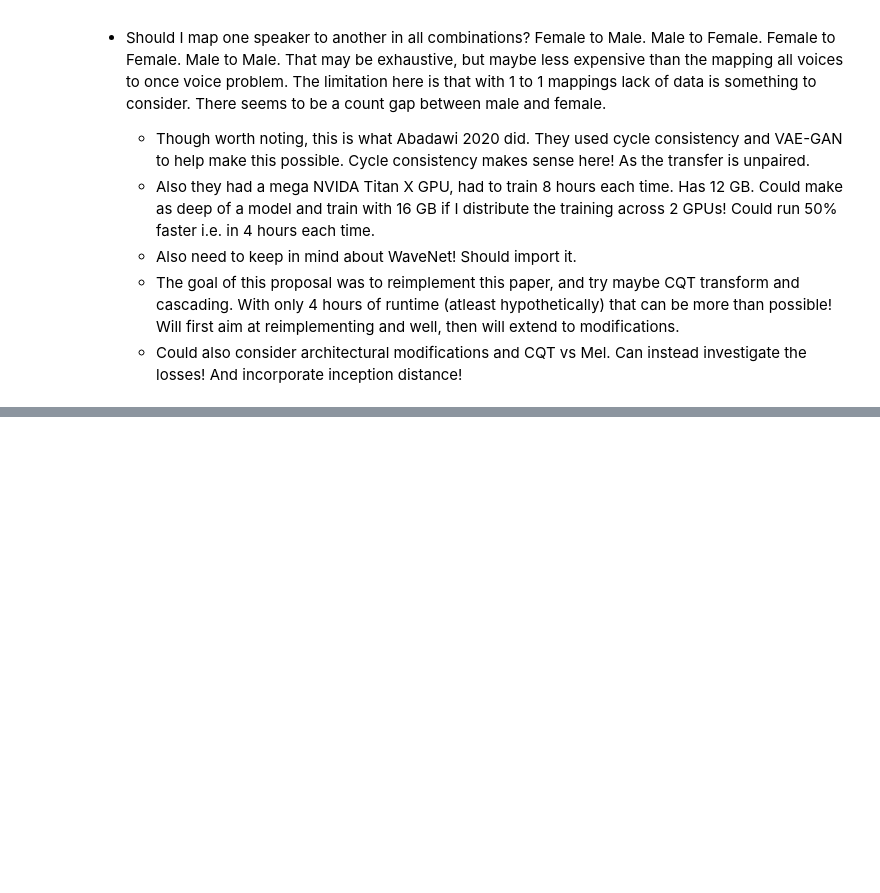
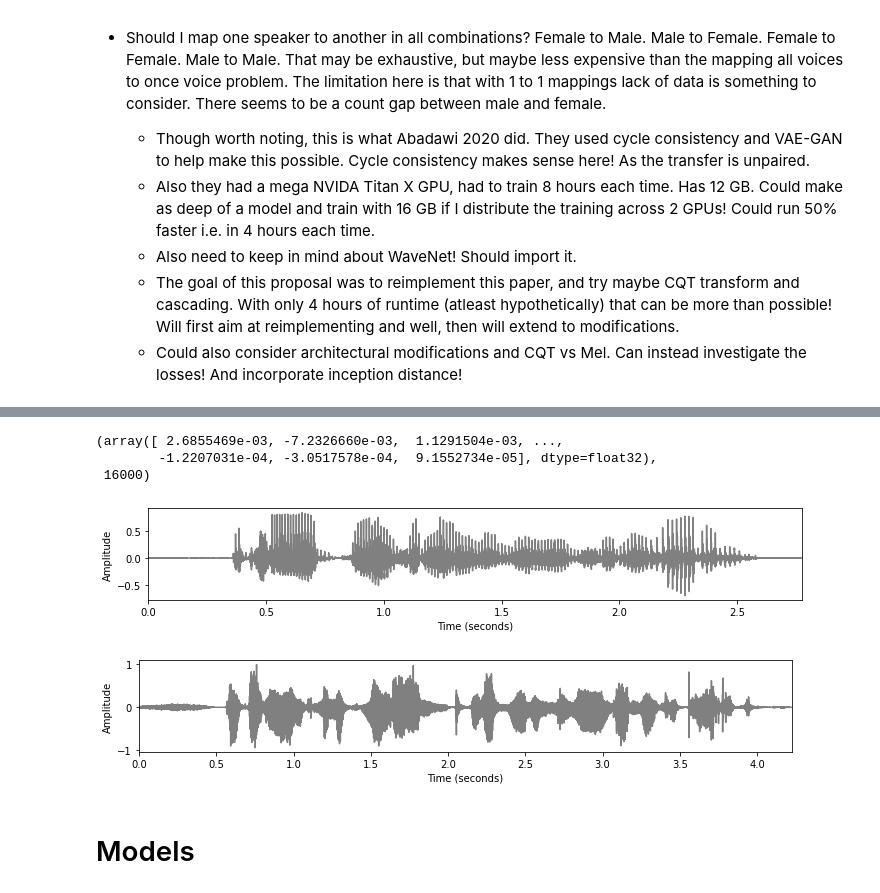
Before and after one commit to RussellSB/tt-vae-gan, a Jupyter notebook: main.ipynb, the cells around one changed output, grey strips where cells are left out. Saved outputs shown, nothing was run; the diff lists cells and outputs as text; code cells hidden in the pictures; blank space fills up the shorter version.

```diff
--- a/main.ipynb
+++ b/main.ipynb
@@ -173,0 +192,4 @@ melset_speaker_4 = load_pickle('pool/melset_speaker_4.pickle')
+# %%
+load_audio(data + titles_speaker_7[0].decode(), show=True)
+load_audio(data + titles_speaker_4[0].decode(), show=True)
+# %% [output]
@@ -173,0 +198,7 @@ melset_speaker_4 = load_pickle('pool/melset_speaker_4.pickle')
+(array([ 2.6855469e-03, -7.2326660e-03,  1.1291504e-03, ...,
+        -1.2207031e-04, -3.0517578e-04,  9.1552734e-05], dtype=float32),
+ 16000)
+[figure, added]
+[figure, added]
+# %% [markdown]
+# Models
```
Also changed, not shown: parts of 21 cells of this notebook.
